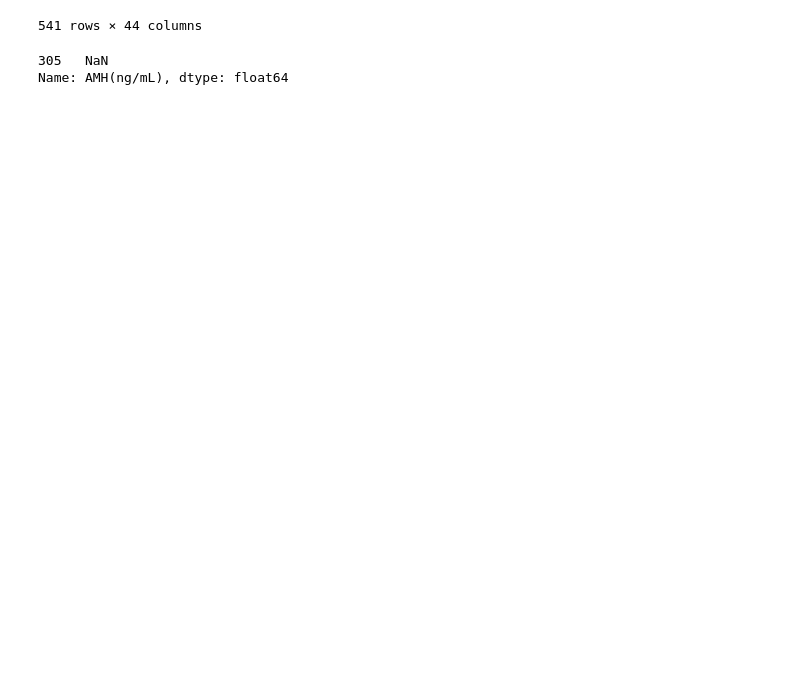
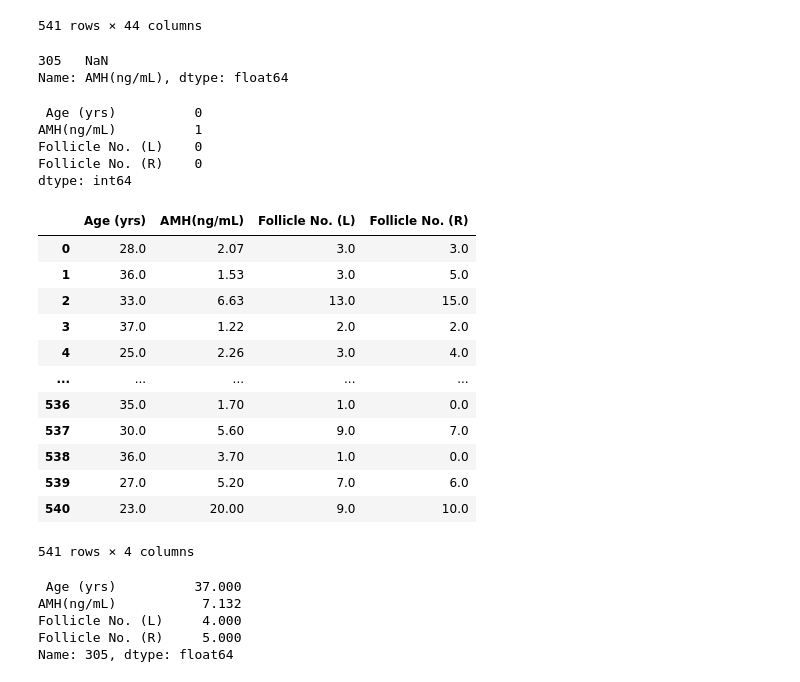
Before and after one commit to tina-m-dev/pcos, a Jupyter notebook: Untitled6.ipynb, the cells around one changed output. Saved outputs shown, nothing was run; the diff lists cells and outputs as text; code cells hidden in the pictures; blank space fills up the shorter version.

```diff
--- a/Untitled6.ipynb
+++ b/Untitled6.ipynb
@@ -26,3 +26,48 @@ df_pcos.loc[missing_index, 'AMH(ng/mL)']
 # %% [output]
 305   NaN
 Name: AMH(ng/mL), dtype: float64
+# %%
+relevant_columns = [' Age (yrs)', 'AMH(ng/mL)', 'Follicle No. (L)', 'Follicle No. (R)']
+data_relevant = df_pcos[relevant_columns]
+
+
+print(data_relevant.isnull().sum())
+# %% [output]
+ Age (yrs)          0
+AMH(ng/mL)          1
+Follicle No. (L)    0
+Follicle No. (R)    0
+dtype: int64
+# %%
+from sklearn.impute import KNNImputer
+imputer = KNNImputer(n_neighbors=5)
+
+# Popuni nedostajuće vrednosti
+data_imputed = imputer.fit_transform(data_relevant)
+
+# Konvertuj rezultat nazad u DataFrame
+data_imputed_df = pd.DataFrame(data_imputed, columns=relevant_columns)
+
+data_imputed_df
+# %% [output]
+|  | Age (yrs) | AMH(ng/mL) | Follicle No. (L) | Follicle No. (R) |
+| 0 | 28.0 | 2.07 | 3.0 | 3.0 |
+| 1 | 36.0 | 1.53 | 3.0 | 5.0 |
+| 2 | 33.0 | 6.63 | 13.0 | 15.0 |
+| 3 | 37.0 | 1.22 | 2.0 | 2.0 |
+| 4 | 25.0 | 2.26 | 3.0 | 4.0 |
+| ... | ... | ... | ... | ... |
+| 536 | 35.0 | 1.70 | 1.0 | 0.0 |
+| 537 | 30.0 | 5.60 | 9.0 | 7.0 |
+| 538 | 36.0 | 3.70 | 1.0 | 0.0 |
+| 539 | 27.0 | 5.20 | 7.0 | 6.0 |
+| 540 | 23.0 | 20.00 | 9.0 | 10.0 |
+541 rows × 4 columns
+# %%
+data_imputed_df.iloc[305]
+# %% [output]
+ Age (yrs)          37.000
+AMH(ng/mL)           7.132
+Follicle No. (L)     4.000
+Follicle No. (R)     5.000
+Name: 305, dtype: float64
```
Also changed, not shown: parts of 5 cells of this notebook.
